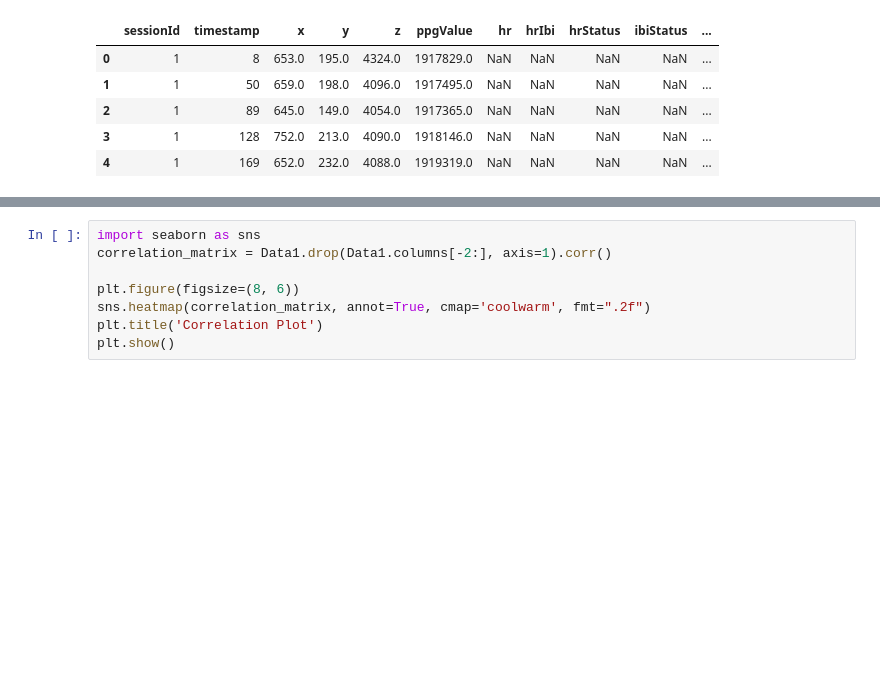
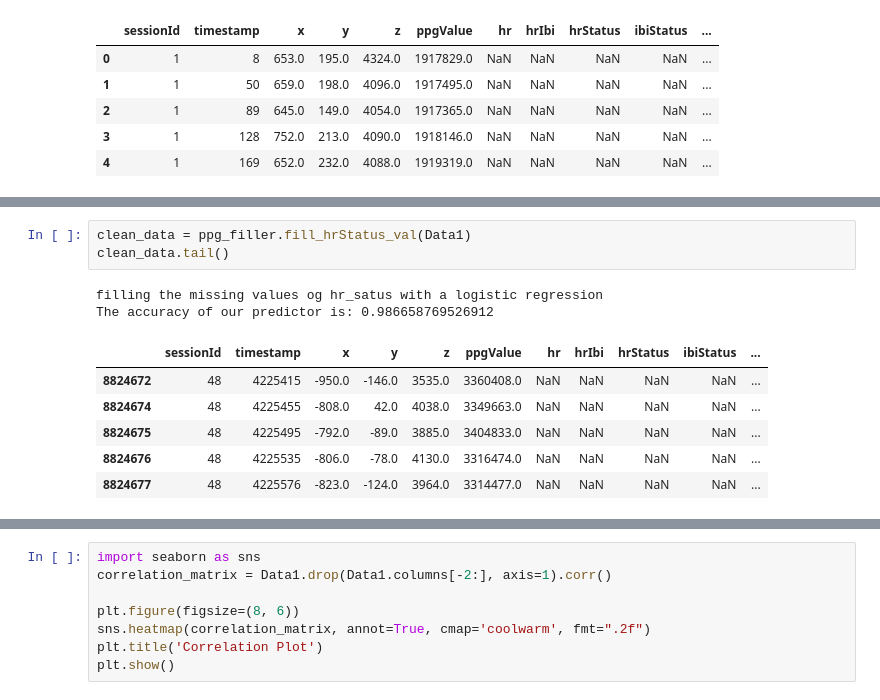
Before and after one commit to Louis-Mozart/BBDC, a Jupyter notebook: feature_exploration.ipynb, the cells around one changed output, grey strips where cells are left out. Drawn from its saved outputs; the diff is of its cells as text; blank space fills up the shorter version.

Commit message:
hrIbi and hrStatus column filled

```diff
--- a/feature_exploration.ipynb
+++ b/feature_exploration.ipynb
@@ -47,2 +46,14 @@ Data1.head()
+# %%
+clean_data = ppg_filler.fill_hrStatus_val(Data1)
+clean_data.tail()
+# %% [output]
+filling the missing values og hr_satus with a logistic regression
+The accuracy of our predictor is: 0.986658769526912
+|  | sessionId | timestamp | x | y | z | ppgValue | hr | hrIbi | hrStatus | ibiStatus | ... |
+| 8824672 | 48 | 4225415 | -950.0 | -146.0 | 3535.0 | 3360408.0 | NaN | NaN | NaN | NaN | ... |
+| 8824674 | 48 | 4225455 | -808.0 | 42.0 | 4038.0 | 3349663.0 | NaN | NaN | NaN | NaN | ... |
+| 8824675 | 48 | 4225495 | -792.0 | -89.0 | 3885.0 | 3404833.0 | NaN | NaN | NaN | NaN | ... |
+| 8824676 | 48 | 4225535 | -806.0 | -78.0 | 4130.0 | 3316474.0 | NaN | NaN | NaN | NaN | ... |
+| 8824677 | 48 | 4225576 | -823.0 | -124.0 | 3964.0 | 3314477.0 | NaN | NaN | NaN | NaN | ... |
 # %%
 #hr value test.
```
Also changed, not shown: parts of 25 cells of this notebook, 1 other file.
